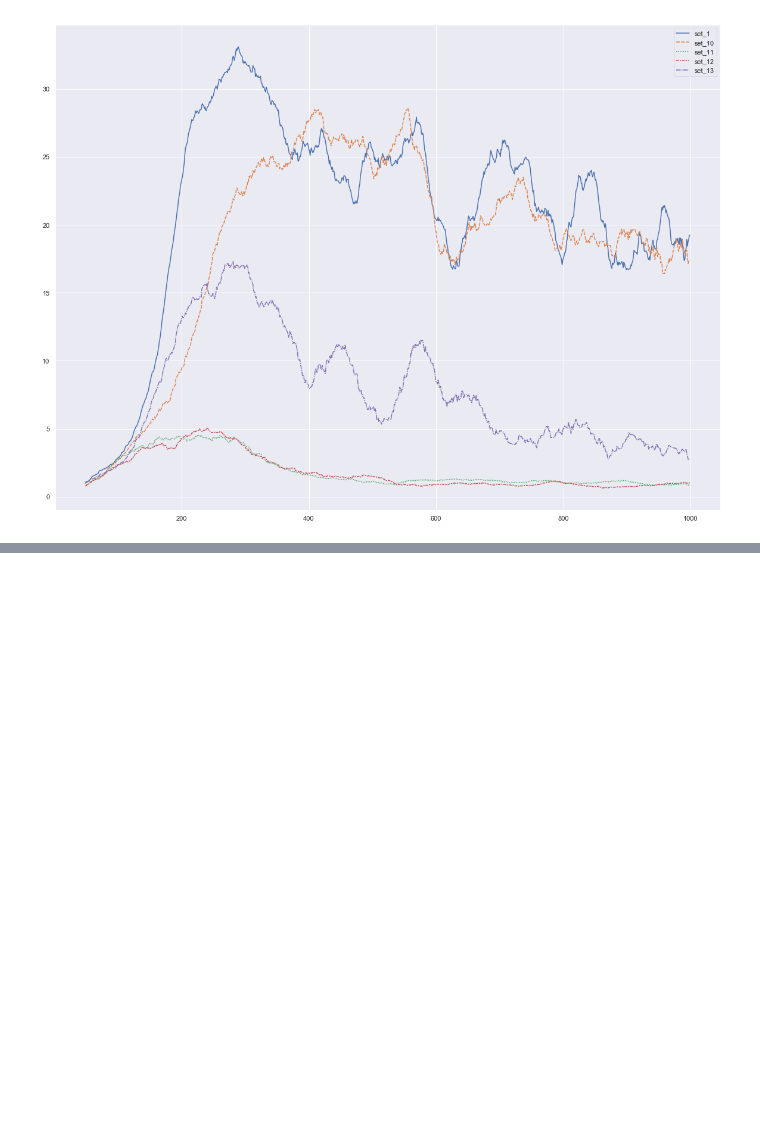
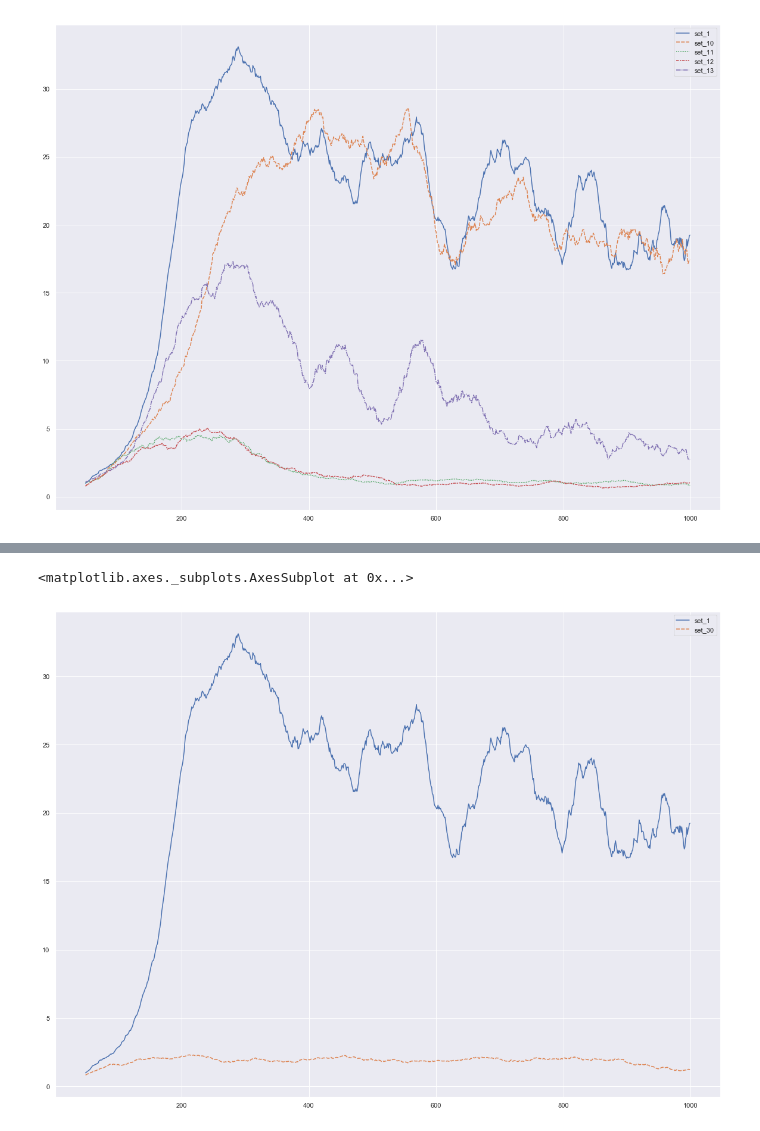
Before and after one commit to jezzarax/drlnd_p2_continuous, a Jupyter notebook: Hyperparameter_search_results_exploration.ipynb, the cells around one changed output, grey strips where cells are left out. Saved outputs shown, nothing was run; the diff lists cells and outputs as text; code cells hidden in the pictures; blank space fills up the shorter version.

```diff
--- a/Hyperparameter_search_results_exploration.ipynb
+++ b/Hyperparameter_search_results_exploration.ipynb
@@ -29,0 +31,5 @@ sb.lineplot(data = dfs[1])
+# %%
+sb.lineplot(data = dfs[2])
+# %% [output]
+<matplotlib.axes._subplots.AxesSubplot at 0x...>
+[figure, added]
```
Also changed, not shown: parts of 2 cells of this notebook, 4 other files.
